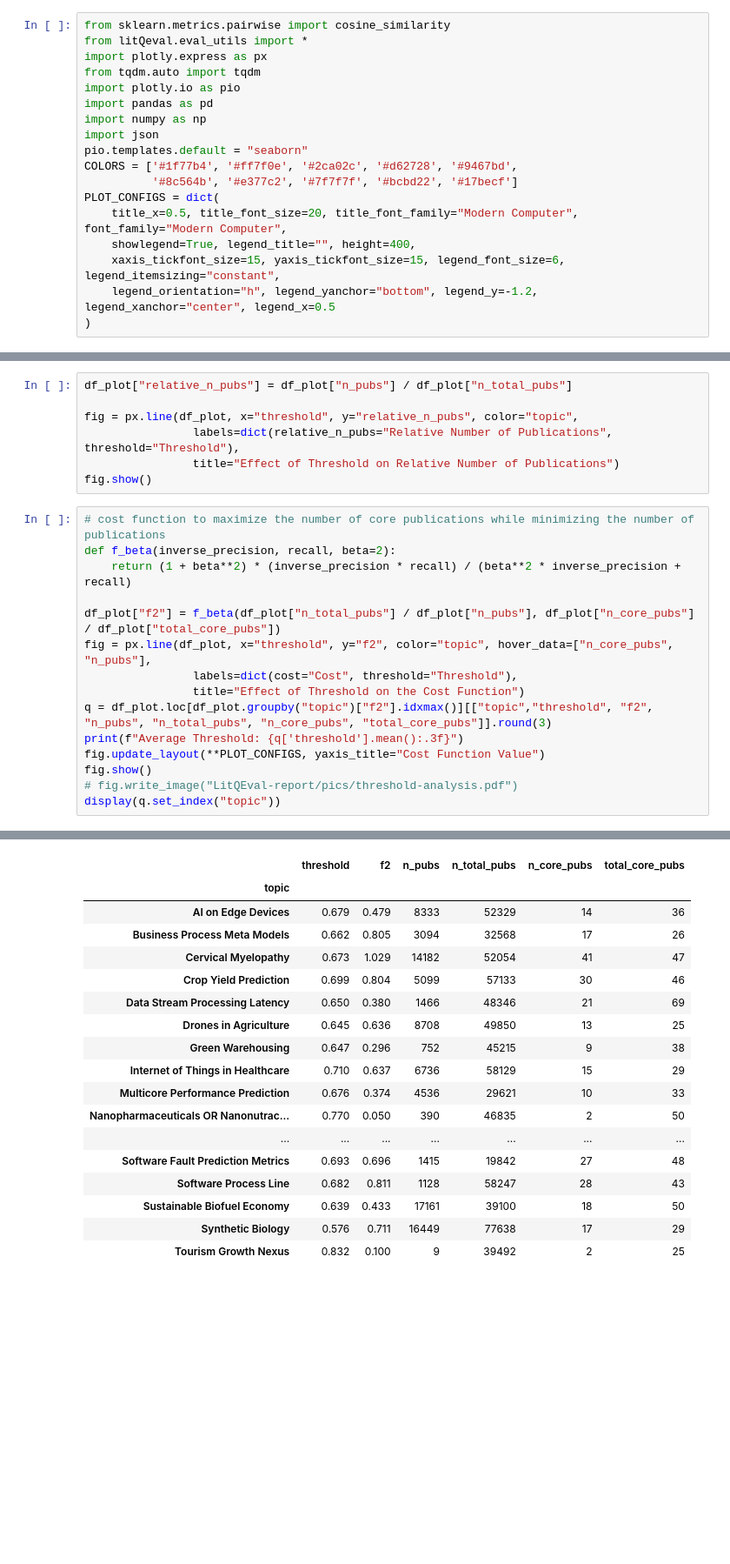
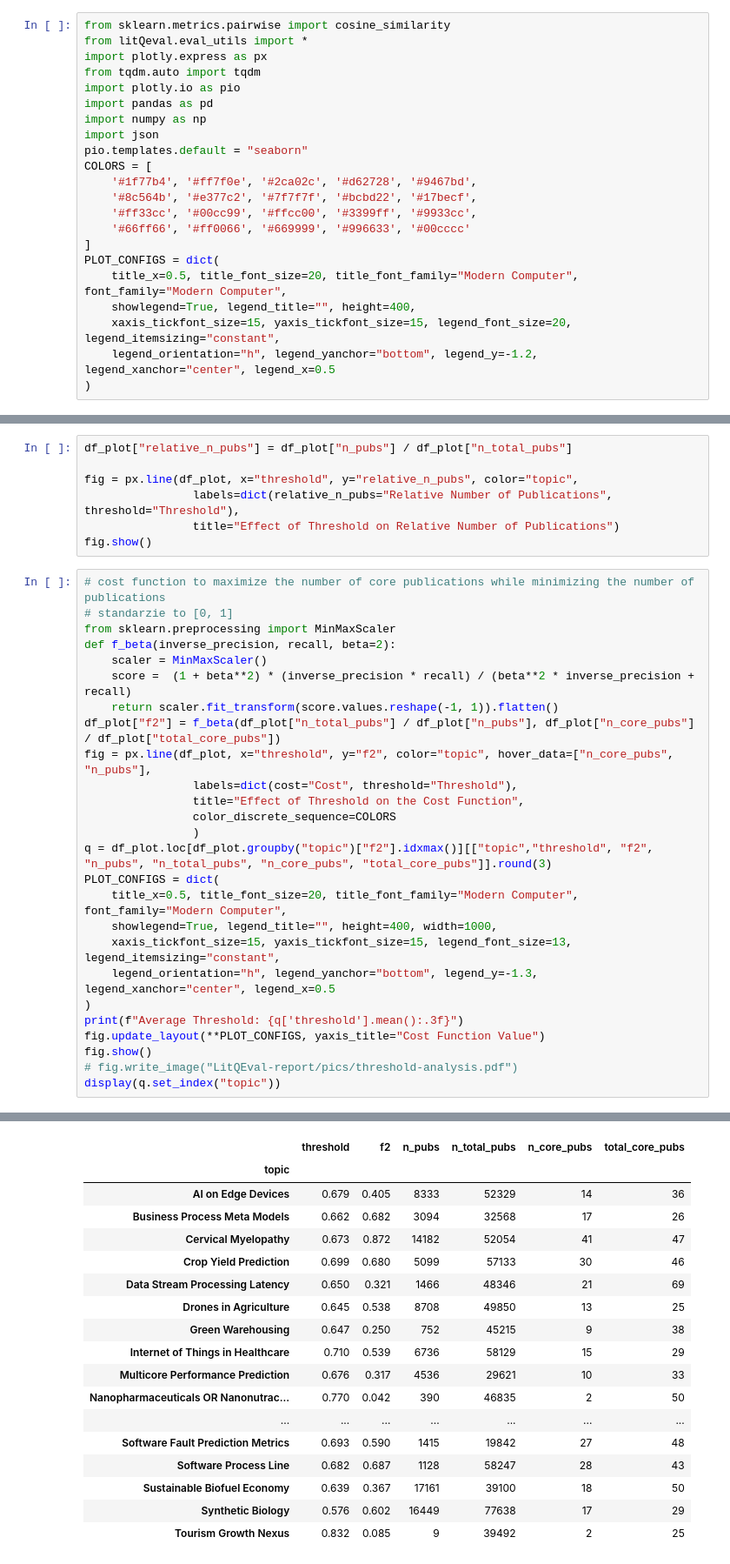
Before and after one commit to Mohammadsaknini/LitQEval, a Jupyter notebook: litQeval/notebooks/empirical_threshold.ipynb, the cells around one changed output, grey strips where cells are left out. Shown at 87% size. Drawn from its saved outputs; the diff is of its cells as text; blank space fills up the shorter version.

```diff
--- a/litQeval/notebooks/empirical_threshold.ipynb
+++ b/litQeval/notebooks/empirical_threshold.ipynb
@@ -10,12 +10,16 @@ import pandas as pd
 import numpy as np
 import json
 pio.templates.default = "seaborn"
-COLORS = ['#1f77b4', '#ff7f0e', '#2ca02c', '#d62728', '#9467bd',
-          '#8c564b', '#e377c2', '#7f7f7f', '#bcbd22', '#17becf']
+COLORS = [
+    '#1f77b4', '#ff7f0e', '#2ca02c', '#d62728', '#9467bd',
+    '#8c564b', '#e377c2', '#7f7f7f', '#bcbd22', '#17becf',
+    '#ff33cc', '#00cc99', '#ffcc00', '#3399ff', '#9933cc',
+    '#66ff66', '#ff0066', '#669999', '#996633', '#00cccc'
+]
 PLOT_CONFIGS = dict(
     title_x=0.5, title_font_size=20, title_font_family="Modern Computer", font_family="Modern Computer",
     showlegend=True, legend_title="", height=400,
-    xaxis_tickfont_size=15, yaxis_tickfont_size=15, legend_font_size=6, legend_itemsizing="constant",
+    xaxis_tickfont_size=15, yaxis_tickfont_size=15, legend_font_size=20, legend_itemsizing="constant",
     legend_orientation="h", legend_yanchor="bottom", legend_y=-1.2, legend_xanchor="center", legend_x=0.5
 )
 # %%
@@ -70,36 +74,47 @@ fig = px.line(df_plot, x="threshold", y="relative_n_pubs", color="topic",
 fig.show()
 # %%
 # cost function to maximize the number of core publications while minimizing the number of publications
+# standarzie to [0, 1]
+from sklearn.preprocessing import MinMaxScaler
 def f_beta(inverse_precision, recall, beta=2):
-    return (1 + beta**2) * (inverse_precision * recall) / (beta**2 * inverse_precision + recall)
-
+    scaler = MinMaxScaler()
+    score =  (1 + beta**2) * (inverse_precision * recall) / (beta**2 * inverse_precision + recall)
+    return scaler.fit_transform(score.values.reshape(-1, 1)).flatten()
 df_plot["f2"] = f_beta(df_plot["n_total_pubs"] / df_plot["n_pubs"], df_plot["n_core_pubs"] / df_plot["total_core_pubs"])
 fig = px.line(df_plot, x="threshold", y="f2", color="topic", hover_data=["n_core_pubs", "n_pubs"],
                 labels=dict(cost="Cost", threshold="Threshold"),
-                title="Effect of Threshold on the Cost Function")
+                title="Effect of Threshold on the Cost Function",
+                color_discrete_sequence=COLORS
+                )
 q = df_plot.loc[df_plot.groupby("topic")["f2"].idxmax()][["topic","threshold", "f2", "n_pubs", "n_total_pubs", "n_core_pubs", "total_core_pubs"]].round(3)
+PLOT_CONFIGS = dict(
+    title_x=0.5, title_font_size=20, title_font_family="Modern Computer", font_family="Modern Computer",
+    showlegend=True, legend_title="", height=400, width=1000,
+    xaxis_tickfont_size=15, yaxis_tickfont_size=15, legend_font_size=13, legend_itemsizing="constant",
+    legend_orientation="h", legend_yanchor="bottom", legend_y=-1.3, legend_xanchor="center", legend_x=0.5
+)
 print(f"Average Threshold: {q['threshold'].mean():.3f}")
 fig.update_layout(**PLOT_CONFIGS, yaxis_title="Cost Function Value")
 fig.show()
 # fig.write_image("LitQEval-report/pics/threshold-analysis.pdf")
 display(q.set_index("topic"))
 # %% [output]
 Average Threshold: 0.687
 |  | threshold | f2 | n_pubs | n_total_pubs | n_core_pubs | total_core_pubs |
 | topic |  |  |  |  |  |  |
-| AI on Edge Devices | 0.679 | 0.479 | 8333 | 52329 | 14 | 36 |
-| Business Process Meta Models | 0.662 | 0.805 | 3094 | 32568 | 17 | 26 |
-| Cervical Myelopathy | 0.673 | 1.029 | 14182 | 52054 | 41 | 47 |
-| Crop Yield Prediction | 0.699 | 0.804 | 5099 | 57133 | 30 | 46 |
-| Data Stream Processing Latency | 0.650 | 0.380 | 1466 | 48346 | 21 | 69 |
-| Drones in Agriculture | 0.645 | 0.636 | 8708 | 49850 | 13 | 25 |
-| Green Warehousing | 0.647 | 0.296 | 752 | 45215 | 9 | 38 |
-| Internet of Things in Healthcare | 0.710 | 0.637 | 6736 | 58129 | 15 | 29 |
-| Multicore Performance Prediction | 0.676 | 0.374 | 4536 | 29621 | 10 | 33 |
-| Nanopharmaceuticals OR Nanonutrac... | 0.770 | 0.050 | 390 | 46835 | 2 | 50 |
+| AI on Edge Devices | 0.679 | 0.405 | 8333 | 52329 | 14 | 36 |
+| Business Process Meta Models | 0.662 | 0.682 | 3094 | 32568 | 17 | 26 |
+| Cervical Myelopathy | 0.673 | 0.872 | 14182 | 52054 | 41 | 47 |
+| Crop Yield Prediction | 0.699 | 0.680 | 5099 | 57133 | 30 | 46 |
+| Data Stream Processing Latency | 0.650 | 0.321 | 1466 | 48346 | 21 | 69 |
+| Drones in Agriculture | 0.645 | 0.538 | 8708 | 49850 | 13 | 25 |
+| Green Warehousing | 0.647 | 0.250 | 752 | 45215 | 9 | 38 |
+| Internet of Things in Healthcare | 0.710 | 0.539 | 6736 | 58129 | 15 | 29 |
+| Multicore Performance Prediction | 0.676 | 0.317 | 4536 | 29621 | 10 | 33 |
+| Nanopharmaceuticals OR Nanonutrac... | 0.770 | 0.042 | 390 | 46835 | 2 | 50 |
 | ... | ... | ... | ... | ... | ... | ... |
-| Software Fault Prediction Metrics | 0.693 | 0.696 | 1415 | 19842 | 27 | 48 |
-| Software Process Line | 0.682 | 0.811 | 1128 | 58247 | 28 | 43 |
-| Sustainable Biofuel Economy | 0.639 | 0.433 | 17161 | 39100 | 18 | 50 |
-| Synthetic Biology | 0.576 | 0.711 | 16449 | 77638 | 17 | 29 |
-| Tourism Growth Nexus | 0.832 | 0.100 | 9 | 39492 | 2 | 25 |
+| Software Fault Prediction Metrics | 0.693 | 0.590 | 1415 | 19842 | 27 | 48 |
+| Software Process Line | 0.682 | 0.687 | 1128 | 58247 | 28 | 43 |
+| Sustainable Biofuel Economy | 0.639 | 0.367 | 17161 | 39100 | 18 | 50 |
+| Synthetic Biology | 0.576 | 0.602 | 16449 | 77638 | 17 | 29 |
+| Tourism Growth Nexus | 0.832 | 0.085 | 9 | 39492 | 2 | 25 |
```
Also changed, not shown: 5 other files.
